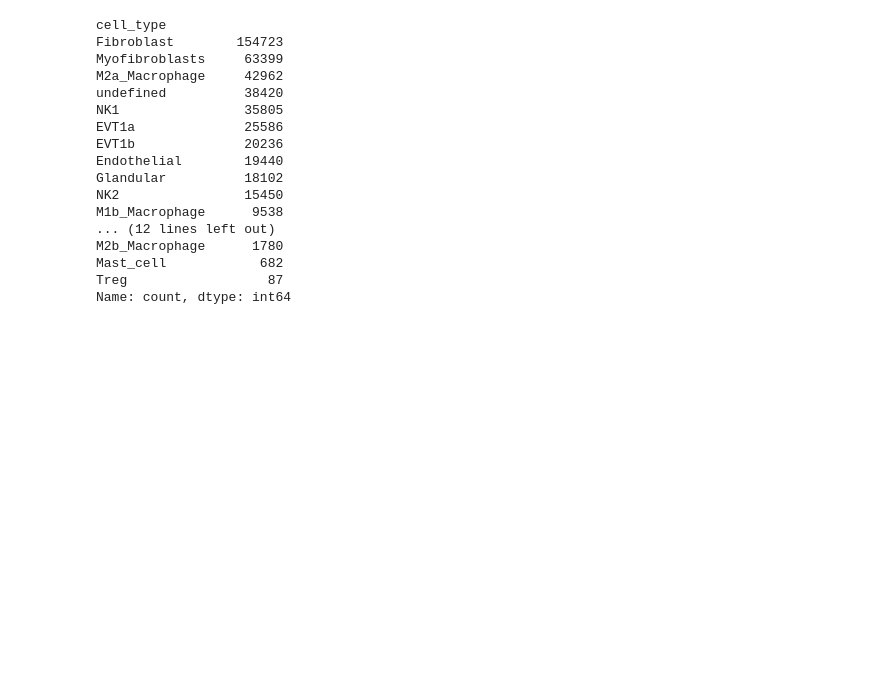
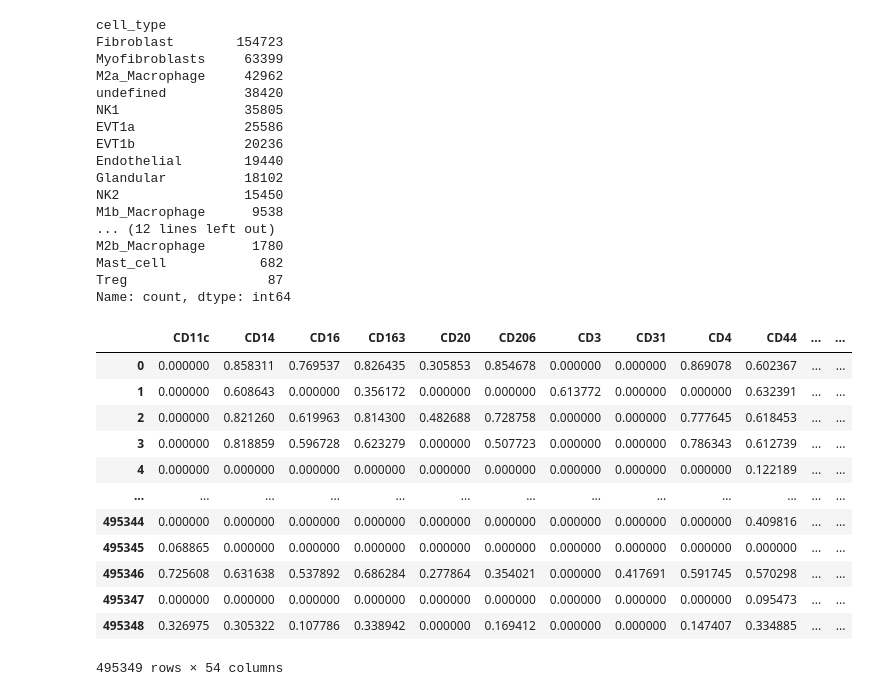
Before and after one commit to MargotCh/spCellEval, a Jupyter notebook: src/preprocessing/datasets/process_feto_maternal.ipynb, the cells around one changed output. Drawn from its saved outputs; the diff is of its cells as text; code cells hidden in the pictures; blank space fills up the shorter version.

```diff
--- a/src/preprocessing/datasets/process_feto_maternal.ipynb
+++ b/src/preprocessing/datasets/process_feto_maternal.ipynb
@@ -290,3 +292,19 @@ Treg                  87
 Name: count, dtype: int64
 # %%
 df.to_csv('/Users/lukashat/Documents/PhD_Schapiro/Projects/phenotype_benchmark/datasets/feto_maternal_quantification.csv', index=False)
+# %%
+df
+# %% [output]
+|  | CD11c | CD14 | CD16 | CD163 | CD20 | CD206 | CD3 | CD31 | CD4 | CD44 | ... | ... |
+| 0 | 0.000000 | 0.858311 | 0.769537 | 0.826435 | 0.305853 | 0.854678 | 0.000000 | 0.000000 | 0.869078 | 0.602367 | ... | ... |
+| 1 | 0.000000 | 0.608643 | 0.000000 | 0.356172 | 0.000000 | 0.000000 | 0.613772 | 0.000000 | 0.000000 | 0.632391 | ... | ... |
+| 2 | 0.000000 | 0.821260 | 0.619963 | 0.814300 | 0.482688 | 0.728758 | 0.000000 | 0.000000 | 0.777645 | 0.618453 | ... | ... |
+| 3 | 0.000000 | 0.818859 | 0.596728 | 0.623279 | 0.000000 | 0.507723 | 0.000000 | 0.000000 | 0.786343 | 0.612739 | ... | ... |
+| 4 | 0.000000 | 0.000000 | 0.000000 | 0.000000 | 0.000000 | 0.000000 | 0.000000 | 0.000000 | 0.000000 | 0.122189 | ... | ... |
+| ... | ... | ... | ... | ... | ... | ... | ... | ... | ... | ... | ... | ... |
+| 495344 | 0.000000 | 0.000000 | 0.000000 | 0.000000 | 0.000000 | 0.000000 | 0.000000 | 0.000000 | 0.000000 | 0.409816 | ... | ... |
+| 495345 | 0.068865 | 0.000000 | 0.000000 | 0.000000 | 0.000000 | 0.000000 | 0.000000 | 0.000000 | 0.000000 | 0.000000 | ... | ... |
+| 495346 | 0.725608 | 0.631638 | 0.537892 | 0.686284 | 0.277864 | 0.354021 | 0.000000 | 0.417691 | 0.591745 | 0.570298 | ... | ... |
+| 495347 | 0.000000 | 0.000000 | 0.000000 | 0.000000 | 0.000000 | 0.000000 | 0.000000 | 0.000000 | 0.000000 | 0.095473 | ... | ... |
+| 495348 | 0.326975 | 0.305322 | 0.107786 | 0.338942 | 0.000000 | 0.169412 | 0.000000 | 0.000000 | 0.147407 | 0.334885 | ... | ... |
+495349 rows × 54 columns
```
Also changed, not shown: parts of 1 cell of this notebook, 1 other file.
